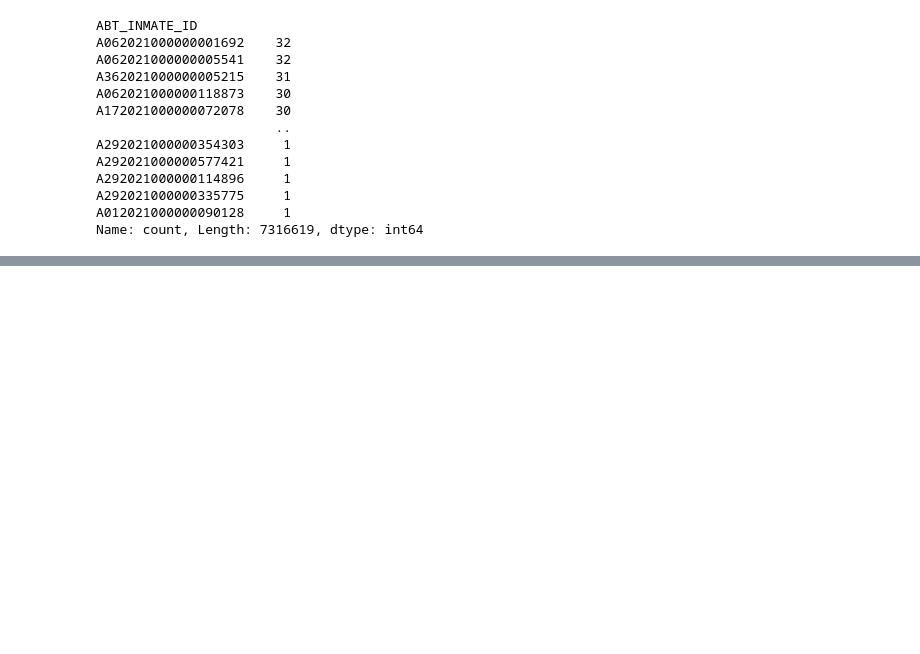
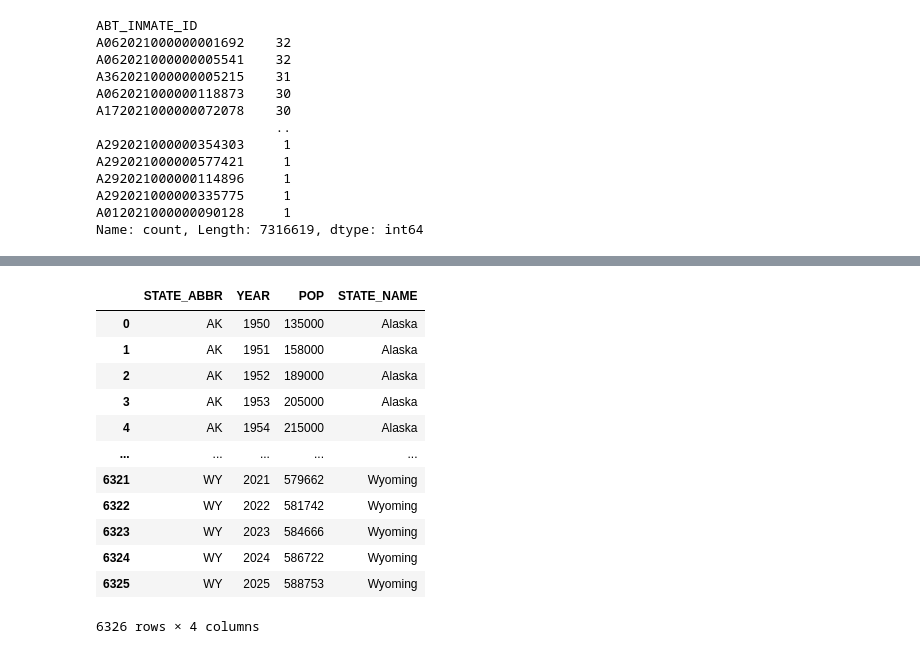
Before and after one commit to TeaTafaj/Recidivism-Education, a Jupyter notebook: eda.ipynb, the cells around one changed output, grey strips where cells are left out. Saved outputs shown, nothing was run; the diff lists cells and outputs as text; code cells hidden in the pictures; blank space fills up the shorter version.

```diff
--- a/eda.ipynb
+++ b/eda.ipynb
@@ -368,0 +462,76 @@ Name: count, Length: 7316619, dtype: int64
+# %%
+# stateyear_pop['STATE_NAME'] =
+
+state_abbrev_map = {
+    "AL": "Alabama",
+    "AK": "Alaska",
+    "AZ": "Arizona",
+    "AR": "Arkansas",
+    "CA": "California",
+    "CO": "Colorado",
+    "CT": "Connecticut",
+    "DE": "Delaware",
+    "DC": "District of Columbia",
+    "FL": "Florida",
+    "GA": "Georgia",
+    "HI": "Hawaii",
+    "ID": "Idaho",
+    "IL": "Illinois",
+    "IN": "Indiana",
+    "IA": "Iowa",
+    "KS": "Kansas",
+    "KY": "Kentucky",
+    "LA": "Louisiana",
+    "ME": "Maine",
+    "MD": "Maryland",
+    "MA": "Massachusetts",
+    "MI": "Michigan",
+    "MN": "Minnesota",
+    "MS": "Mississippi",
+    "MO": "Missouri",
+    "MT": "Montana",
+    "NE": "Nebraska",
+    "NV": "Nevada",
+    "NH": "New Hampshire",
+    "NJ": "New Jersey",
+    "NM": "New Mexico",
+    "NY": "New York",
+    "NC": "North Carolina",
+    "ND": "North Dakota",
+    "OH": "Ohio",
+    "OK": "Oklahoma",
+    "OR": "Oregon",
+    "PA": "Pennsylvania",
+    "RI": "Rhode Island",
+    "SC": "South Carolina",
+    "SD": "South Dakota",
+    "TN": "Tennessee",
+    "TX": "Texas",
+    "UT": "Utah",
+    "VT": "Vermont",
+    "VA": "Virginia",
+    "WA": "Washington",
+    "WV": "West Virginia",
+    "WI": "Wisconsin",
+    "WY": "Wyoming",
+}
+
+# Apply to your new dataframe (replace 'STATE' with your column name)
+stateyear_pop["STATE_NAME"] = stateyear_pop["STATE_ABBR"].map(state_abbrev_map)
+stateyear_pop
+# Verify
+# print(stateyear_pop['STATE_NAME'].unique())
+# %% [output]
+|  | STATE_ABBR | YEAR | POP | STATE_NAME |
+| 0 | AK | 1950 | 135000 | Alaska |
+| 1 | AK | 1951 | 158000 | Alaska |
+| 2 | AK | 1952 | 189000 | Alaska |
+| 3 | AK | 1953 | 205000 | Alaska |
+| 4 | AK | 1954 | 215000 | Alaska |
+| ... | ... | ... | ... | ... |
+| 6321 | WY | 2021 | 579662 | Wyoming |
+| 6322 | WY | 2022 | 581742 | Wyoming |
+| 6323 | WY | 2023 | 584666 | Wyoming |
+| 6324 | WY | 2024 | 586722 | Wyoming |
+| 6325 | WY | 2025 | 588753 | Wyoming |
+6326 rows × 4 columns
```
Also changed, not shown: parts of 15 cells of this notebook.
